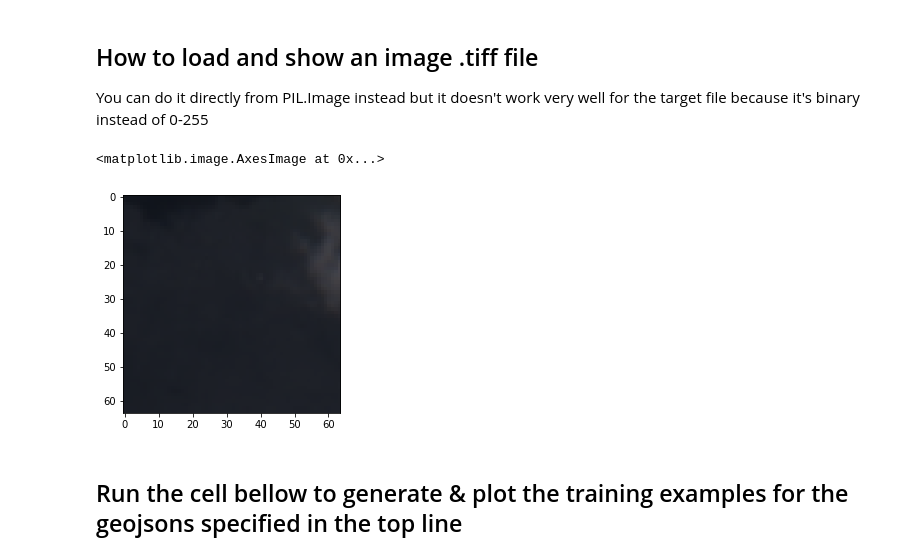
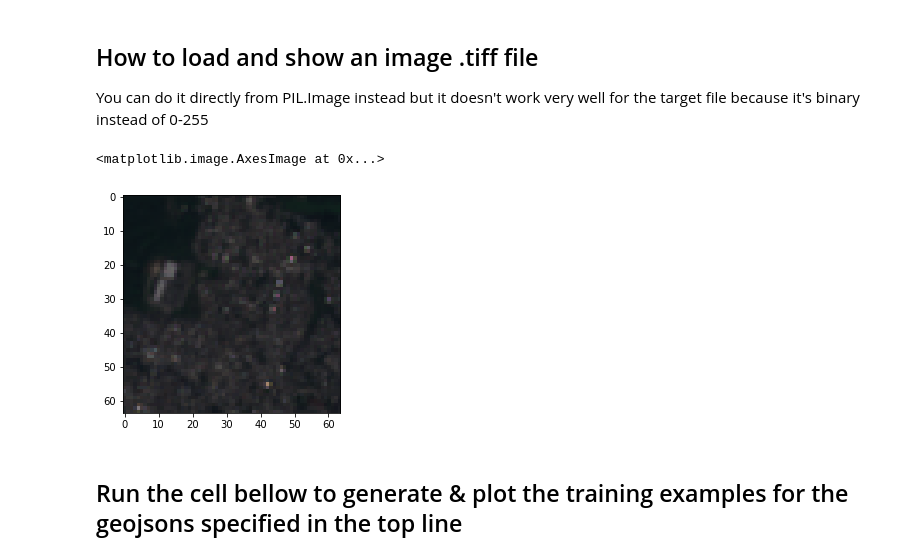
Before and after one commit to ai4er-cdt/gtc-exposure, a Jupyter notebook: notebooks/mja/tiff_generator.ipynb, the cells around one changed output. Cells and saved outputs as stored; diff of their text form; code cells hidden in the pictures.

```diff
--- a/notebooks/mja/tiff_generator.ipynb
+++ b/notebooks/mja/tiff_generator.ipynb
@@ -229,12 +210,12 @@ io.imshow(onera)
 ## How to load and show an image .tiff file
 You can do it directly from PIL.Image instead but it doesn't work very well for the target file because it's binary instead of 0-255
 # %%
-a_image = tifffile.imread("classifier_data/image_4.tiff")
+a_image = tifffile.imread("classifier_data/image_3.tiff")
 image_pixel_data = a_image[:,:,0:3] #RGB Selected as bands 1:3
 plt.imshow(image_pixel_data)
 # %% [output]
 <matplotlib.image.AxesImage at 0x...>
-[figure, old version]
+[figure, new version]
 # %% [markdown]
 ## Run the cell bellow to generate & plot the training examples for the geojsons specified in the top line
 # %%
```
Also changed, not shown: parts of 5 cells of this notebook.
